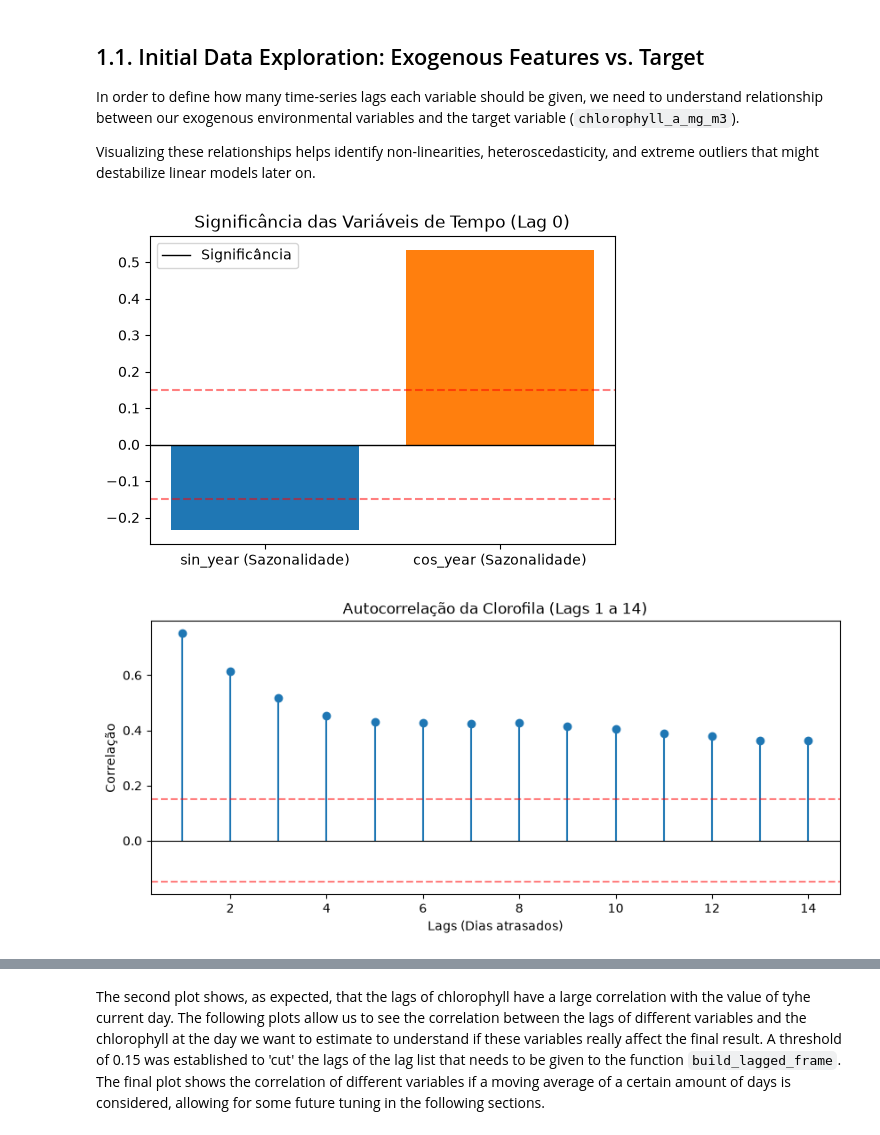
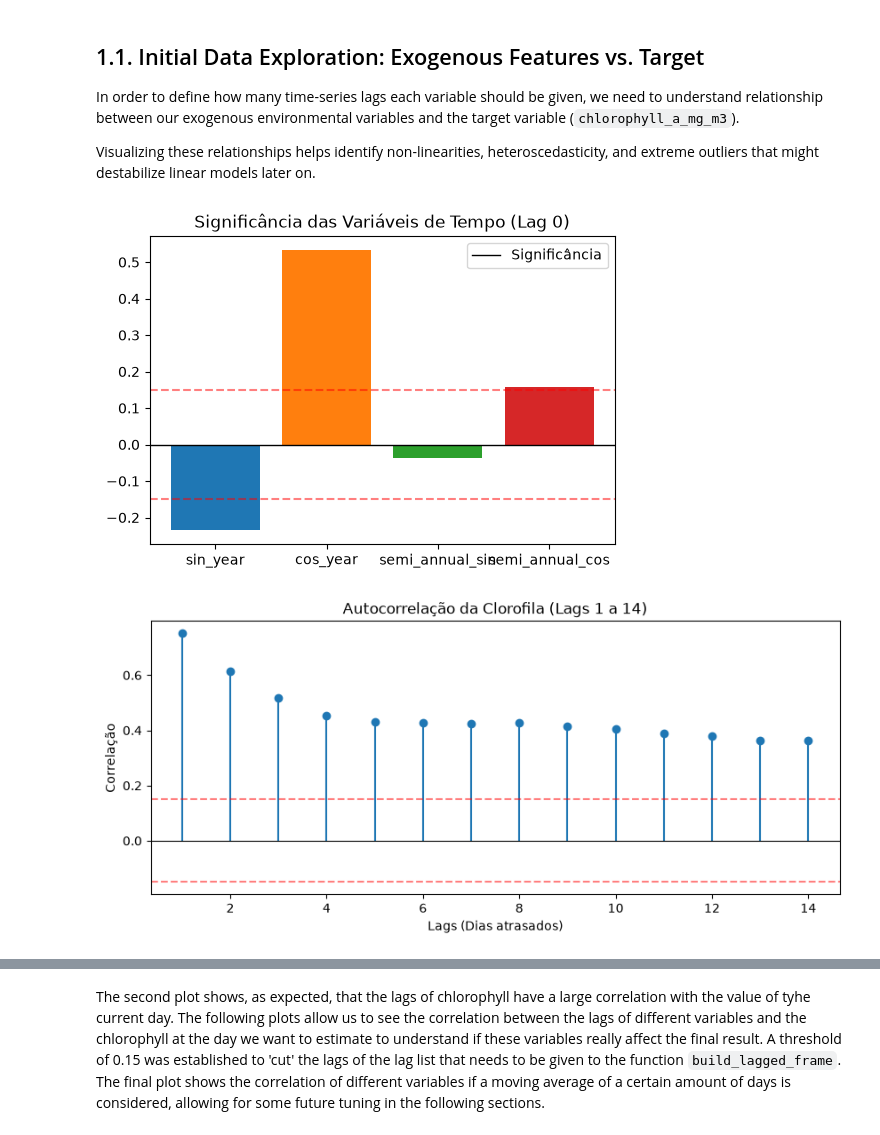
Before and after one commit to gabriel-pinho1/lab-machine-learning, a Jupyter notebook: lab_2/student_submission_template/training_code/train.ipynb, the cells around one changed output, grey strips where cells are left out. Cells and saved outputs as stored; diff of their text form; code cells hidden in the pictures.

Commit message:
better implementation of semi annual harmonics

```diff
--- a/lab_2/student_submission_template/training_code/train.ipynb
+++ b/lab_2/student_submission_template/training_code/train.ipynb
@@ -151,14 +151,18 @@ day_of_year = df_raw["date"].dt.dayofyear
 # Apply the trigonometric formulas for seasonality
 df_raw["sin_year"] = np.sin(2 * np.pi * day_of_year / 365.25)
 df_raw["cos_year"] = np.cos(2 * np.pi * day_of_year / 365.25)
+df_raw["semi_annual_sin"] = np.sin(4 * np.pi * day_of_year / 365.25)
+df_raw["semi_annual_cos"] = np.cos(4 * np.pi * day_of_year / 365.25)
 
 # Calculate their direct significance (Pearson correlation)
 corr_sin = df_raw["chlorophyll_a_mg_m3"].corr(df_raw["sin_year"])
 corr_cos = df_raw["chlorophyll_a_mg_m3"].corr(df_raw["cos_year"])
+corr_sin_semi = df_raw["chlorophyll_a_mg_m3"].corr(df_raw["semi_annual_sin"])
+corr_cos_semi = df_raw["chlorophyll_a_mg_m3"].corr(df_raw["semi_annual_cos"])
 
 # Plot the significance statically
 plt.figure(figsize=(6, 4))
-plt.bar(["sin_year (Sazonalidade)", "cos_year (Sazonalidade)"], [corr_sin, corr_cos], color=['tab:blue', 'tab:orange'])
+plt.bar(["sin_year", "cos_year","semi_annual_sin", "semi_annual_cos" ], [corr_sin, corr_cos, corr_sin_semi, corr_cos_semi], color=['tab:blue', 'tab:orange', 'tab:green','tab:red'])
 plt.axhline(0, color='black', linewidth=1)
 plt.axhline(conf_level, color='red', linestyle='--', alpha=0.5)
 plt.axhline(-conf_level, color='red', linestyle='--', alpha=0.5)
@@ -249,32 +253,32 @@ for feature in base_features:
         else:
             row_data.append(0.0) # Fallback if missing
 
     heatmap_data.append(row_data)
 
 # Convert to a 2D numpy array for matplotlib
 heatmap_array = np.array(heatmap_data)
 
 # Plotting the heatmap natively in Matplotlib
 fig, ax = plt.subplots(figsize=(8, 10))
 cax = ax.imshow(heatmap_array, cmap="YlOrRd", aspect="auto")
 
 # Configure the axes ticks and labels
 ax.set_xticks(np.arange(len(column_labels)))
 ax.set_yticks(np.arange(len(base_features)))
 ax.set_xticklabels(column_labels)
 ax.set_yticklabels(base_features)
 
 # Loop over the data and overlay the exact correlation numbers on the colored squares
 for i in range(len(base_features)):
     for j in range(len(column_labels)):
         ax.text(j, i, f"{heatmap_array[i, j]:.3f}", ha="center", va="center", color="black")
 
 plt.title("Maximum Absolute Correlation (Best Lag) by Window Size")
 plt.xlabel("Averaging Window")
 plt.ylabel("Base Feature")
 plt.colorbar(cax, label="Absolute Correlation")
 plt.tight_layout()
 plt.show()
 # %% [output]
-[figure, old version]
+[figure, new version]
 [figure]
```
Also changed, not shown: parts of 2 cells of this notebook, 2 other files.
